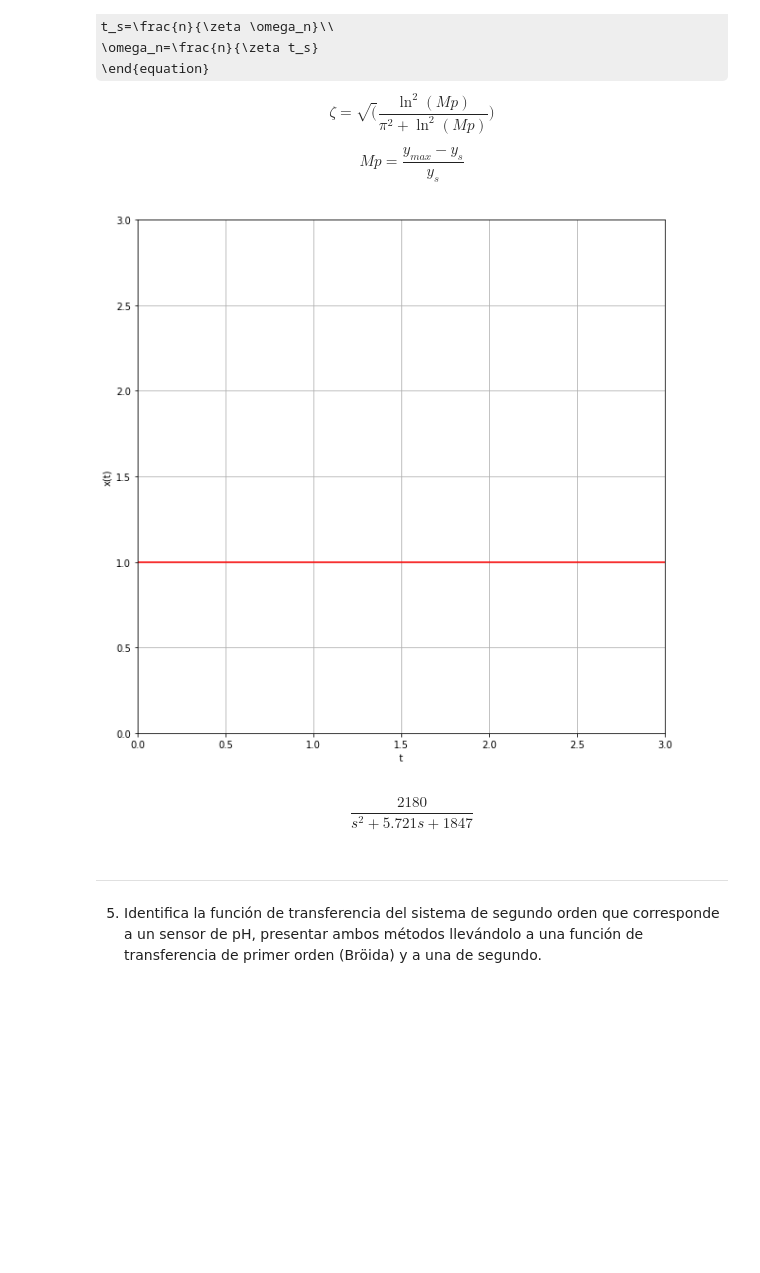
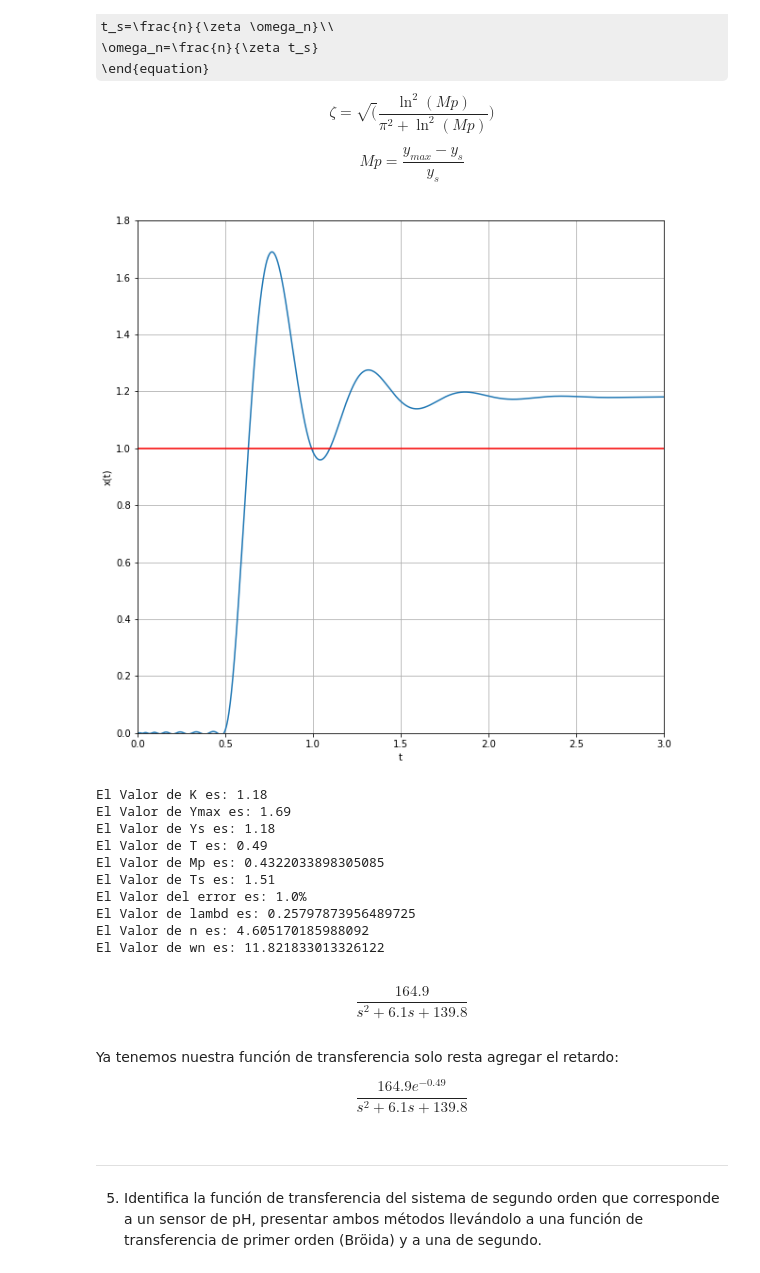
Before and after one commit to Ricardo-Gomez-4-113/Control-inteligente, a Jupyter notebook: Examen_U1_Control_Inteligente.ipynb, the cells around one changed output. Cells and saved outputs as stored; diff of their text form; code cells hidden in the pictures; some formulas as TeX source; blank space fills up the shorter version.

```diff
--- a/Examen_U1_Control_Inteligente.ipynb
+++ b/Examen_U1_Control_Inteligente.ipynb
@@ -564,50 +571,84 @@ t_s=\frac{n}{\zeta \omega_n}\\
 Mp = \frac{y_{max} - y_s}{y_s}
 \end{equation}
 # %%
+# Importamos las librerias
+import numpy as np
+import control as cn
+import matplotlib.pyplot as plt
+from numpy.ma.core import sqrt
 # Definimos las variables
 k = 1.18
-T = .4
-Mp = (1.69-1.18)/1.18
-ts = 1.61
-# Calculamos z
+Ymax = 1.69
+Ys = 1.18
+T = .49
+Mp = (Ymax-Ys)/Ys
+ts = 2 - T
+err = .01
 #Importamos la liberia math para realizar operaciones como el logaritmo natural
 import math as ma
 p = ma.pi
-lambd = ((ma.log(Mp)**2)/((p**2) + ((ma.log(Mp))**2)))
+lambd = sqrt(((ma.log(Mp)**2)/((p**2) + ((ma.log(Mp))**2))))
 # Calculamos n
-n = ma.log(1/.01)
+n = ma.log(1/err)
 # Calculamos w
 wn = (n)/(lambd*ts)
 # Definimos la funcion de transferencia
 num = [k*wn**2]
 den = [1, 2*lambd*wn, wn**2]
 transfer_function = cn.tf(num,den)
-numd, dend = cn.pade(T,25)
+numd, dend = cn.pade(T,15)
 delay = cn.tf(numd,dend)
 system_delayed=transfer_function*delay
 tstart = 0
-tend = 3
+tend = 14
 sample = 0.001
 time = np.arange(tstart,tend+sample, sample)
 input2 = np.ones(time.shape)
 time, yout = cn.step_response(system_delayed,time)
+# Definimos la grafica
 figure = plt.figure(figsize=(10,10))
 ax = figure.add_subplot(111)
 ax.plot(time,yout)
 ax.plot(input2,'r')
 ax.set_label('Plotting Transfer Function')
 ax.set_xlabel('t')
 ax.set_ylabel('x(t)')
-ax.axis([0,3,0,3])
+ax.axis([0,3,0,1.8])
 ax.grid()
 plt.show()
+#Variables
+print("El Valor de K es: "+ str(k))
+print("El Valor de Ymax es: "+ str(Ymax))
+print("El Valor de Ys es: "+ str(Ys))
+print("El Valor de T es: "+ str(T))
+print("El Valor de Mp es: "+ str(Mp))
+print("El Valor de Ts es: "+ str(ts))
+print("El Valor del error es: "+ str(err*100)+"%")
+print("El Valor de lambd es: "+ str(lambd))
+print("El Valor de n es: "+ str(n))
+print("El Valor de wn es: "+ str(wn))
 # %% [output]
-[figure, old version]
+[figure, new version]
+El Valor de K es: 1.18
+El Valor de Ymax es: 1.69
+El Valor de Ys es: 1.18
+El Valor de T es: 0.49
+El Valor de Mp es: 0.4322033898305085
+El Valor de Ts es: 1.51
+El Valor del error es: 1.0%
+El Valor de lambd es: 0.25797873956489725
+El Valor de n es: 4.605170185988092
+El Valor de wn es: 11.821833013326122
 # %%
 # Imprimir la funcion de traferencia
 transfer_function
 # %% [output]
-$$\frac{2180}{s^2 + 5.721 s + 1847}$$
+$$\frac{164.9}{s^2 + 6.1 s + 139.8}$$
+# %% [markdown]
+Ya tenemos nuestra función de transferencia solo resta agregar el retardo:
+\begin{equation}
+\frac{164.9e^{-0.49}}{s^2+6.1s+139.8}
+\end{equation}
 # %% [markdown]
 
 
```
Also changed, not shown: parts of 9 cells of this notebook.
